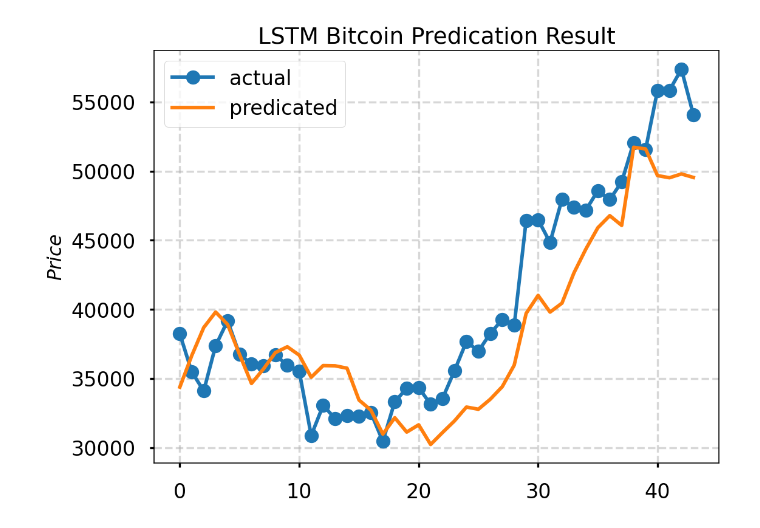
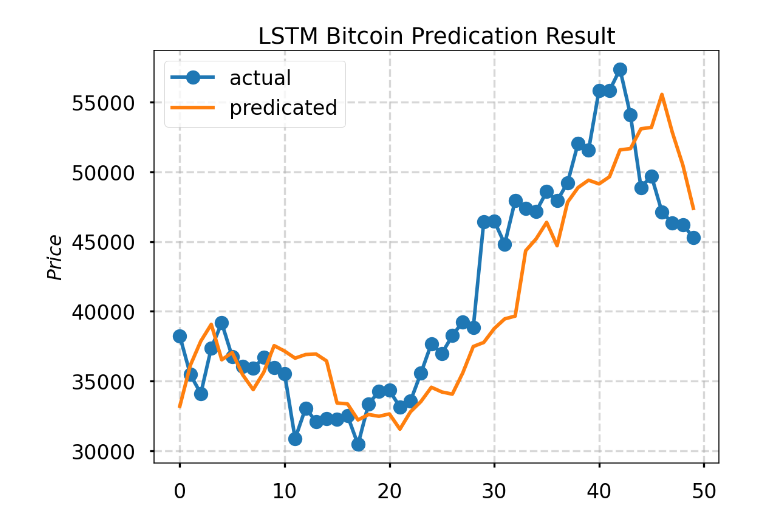
Before and after one commit to yafengguo/cs584_term_paper, a Jupyter notebook: multi-factor lstm.ipynb, the cells around one changed output. Drawn from its saved outputs; the diff is of its cells as text; code cells hidden in the pictures.

```diff
--- a/multi-factor lstm.ipynb
+++ b/multi-factor lstm.ipynb
@@ -120,27 +85,23 @@ def forecast(model, pred_seq, sw_width):
     return yhat
 # %%
 def evaluate_model(model, train, test, sd_width):
-    '''
-    该函数实现模型评估
-    '''
+
     history_fore = train
     test_x, test_y = sliding_window(test, sd_width, in_start=0)
-    predictions = list() # 用于保存每周的前向验证结果；
+    predictions = list() #
     for i in range(len(test_x)):
-        yhat_sequence = forecast(model, history_fore, sd_width) # 预测下周的数据
-        predictions.append(yhat_sequence) # 保存预测结果
+        yhat_sequence = forecast(model, history_fore, sd_width) #
+        predictions.append(yhat_sequence) #
         history_fore = np.append(history_fore, [test[i]], axis=0) #
 
 
-    predictions = np.array(predictions) # 评估一周中每天的预测结果
+    predictions = np.array(predictions) #
 #     print(predictions)
     error = evaluate_forecasts(test_y[:, 0], predictions[:, 0])
     return error, test_y[:, 0], predictions[:, 0]
 # %%
 def model_plot(actual, predict, name):
-    '''
-    该函数实现绘制RMSE曲线图
-    '''
+
     plt.figure(figsize=(8,6), dpi=150)
     plt.plot(actual, marker='o', label="actual")
     plt.plot(predict, marker='x', label="predicated")
@@ -192,6 +127,7 @@ if __name__ == '__main__':
         ,s2."close" as sp_price
         ,s."close" as sh_price
         ,bi.search_cnt
+        ,gt.bitcoin
         from BTC_USD btc
         left outer join EUR_USD eu on btc.date = eu.date
         left outer join GOLD_USD gu on btc.date = gu.date
@@ -199,7 +135,8 @@ if __name__ == '__main__':
         left outer join SP500 s2 on btc.date = s2.date
         left outer join SHSTOCK s on btc.date = s.date
         left outer join BAIDU_INDEX bi on btc.date = bi.date
-        where btc.date>='2016-01-04'  order by btc.date asc
+        left outer join GOOGLE_TRENDS gt  on btc.date = gt.Column1
+        where btc.date>='2019-01-04'  order by btc.date asc
     """
     btc_usd = pd.read_sql(SQL_BTC_USD_TRAIN, con)
     btc_usd = btc_usd.fillna(method='ffill')
@@ -209,18 +146,70 @@ if __name__ == '__main__':
     del btc_usd['date']
     dataset = btc_usd.values.astype('float64')
 
-#     train, test = split_dataset(dataset.values.astype('float64'))
 
     name = 'LSTM'
+    verbose_set=0
+    in_start=0
 
-    sliding_window_width= 3
-    input_sequence_start=0
+#     sw_widths = [3,4]
+#     epochs_nums= [50,75]
+#     batch_size_sets=[3,4,5]
 
-    epochs_num=50
-    batch_size_set=16
-    verbose_set=1
+#     layer1_units=[50,100]
+#     layer2_units=[25,50]
+    sw_widths = [3]
+    epochs_nums= [50]
+    batch_size_sets=[3]
+
+    layer1_units=[50]
+    layer2_units=[25]
+
+    curr_error = 100000
+    best_model = None
+    best_hyper = 0
+    best_history = None
+
+    params = []
+    train, test = split_dataset(dataset)
+
+    for sw_width in sw_widths:
+        for epochs_num in epochs_nums:
+            for batch_size_set in batch_size_sets:
+                for layer1_unit in layer1_units:
+                    for layer2_unit in layer2_units:
+                        params.append((sw_width,epochs_num,batch_size_set,layer1_unit, layer2_unit))
+
+    search_cnt = 0
+    for param in params:
+        sw_width,epochs_num,batch_size_set,layer1_unit, layer2_unit = param
+        print("verifying: ",sw_width,epochs_num,batch_size_set,layer1_unit, layer2_unit )
+        print("searching models no:", search_cnt+1)
+        print("searched:", (search_cnt) / len(params))
+
+#     t_train, validation = split_dataset(train, test_size=15)
+        model, history = lstm_model(train, sw_width, in_start=in_start, verbose_set=verbose_set, epochs_num=epochs_num,
+                                batch_size_set=batch_size_set,layer1_unit=layer1_unit, layer2_unit=layer2_unit, layer3_unit=50)
+        error, actual, predict = evaluate_model(model, train, test, sw_width)
+
+        if error < curr_error:
+            curr_error = error
+            best_model = model
+            best_history = history
+            best_actual = actual
+            best_predict = predict
+            best_hyper = search_cnt
+        search_cnt = search_cnt + 1
+    print("search done")
+    print("final hyer parameters: ", params[best_hyper])
 
 
-    main_run(dataset, sliding_window_width, name, input_sequence_start,
-             verbose_set, epochs_num, batch_size_set)
+    summarize_scores(name, curr_error)
+    model_plot(best_actual, best_predict, name)
+    plt.figure(figsize=(8,8))
+    plt.plot(best_history.history['loss'])
+    plt.title('model train loss')
+    plt.ylabel('loss')
+    plt.xlabel('epoch')
+    plt.legend(['train','validation'], loc='upper right')
+    plt.show()
 # %% [output]
@@ -244 +233 @@ LSTM: [84.324]
-[figure, old version]
+[figure, new version]
```
Also changed, not shown: parts of 9 cells of this notebook, 1 other file.
